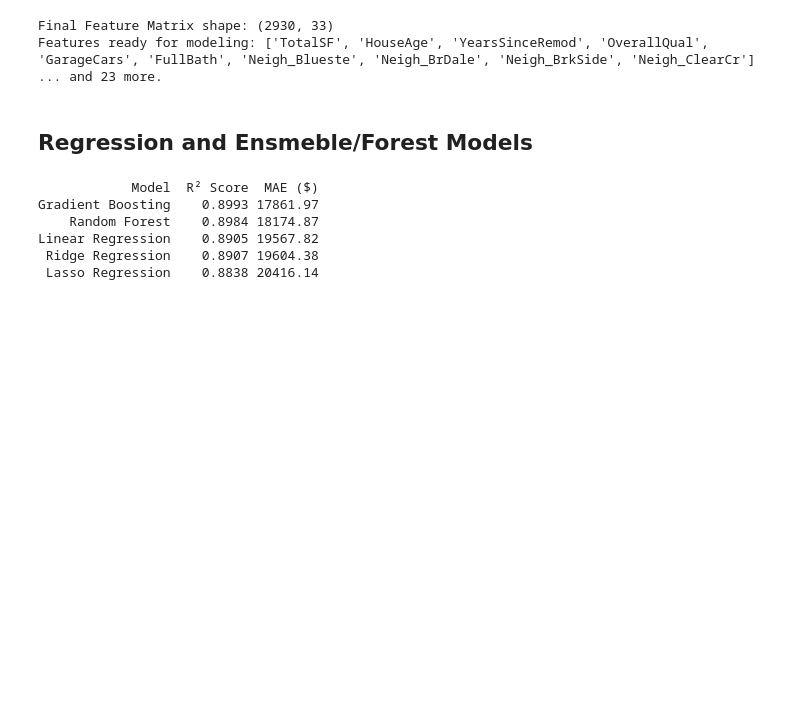
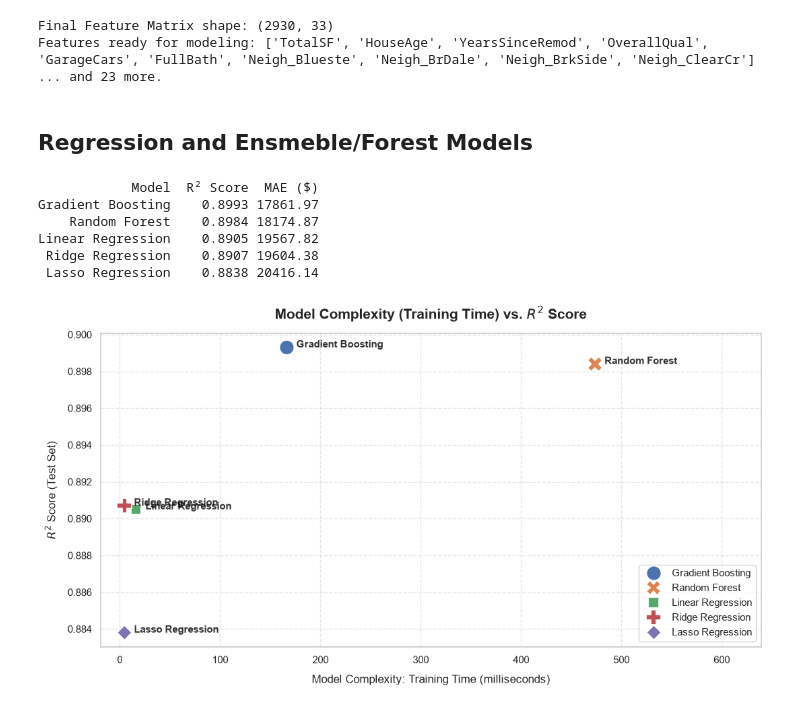
Before and after one commit to regional-specter/research-work, a Jupyter notebook: Cost of Complexity/Housing-Dataset.ipynb, the cells around one changed output. Cells and saved outputs as stored; diff of their text form; code cells hidden in the pictures; blank space fills up the shorter version.

Commit message:
Ames housing data ml model validation

```diff
--- a/Cost of Complexity/Housing-Dataset.ipynb
+++ b/Cost of Complexity/Housing-Dataset.ipynb
@@ -513,3 +514,57 @@ Gradient Boosting    0.8993 17861.97
 Linear Regression    0.8905 19567.82
  Ridge Regression    0.8907 19604.38
  Lasso Regression    0.8838 20416.14
+# %%
+training_times = {}
+for name, model in models.items():
+    start_time = time.process_time()
+    model.fit(X_train, y_train)  # Re-running fit to capture execution time
+    end_time = time.process_time()
+    # Convert to milliseconds for a readable scale
+    training_times[name] = (end_time - start_time) * 1000
+
+# Map the calculated times back to your existing results_df
+results_df['Training Time (ms)'] = results_df['Model'].map(training_times)
+
+
+plt.figure(figsize=(11, 6))
+sns.set_theme(style="whitegrid")
+
+# Scatter plot of the data points
+sns.scatterplot(
+    data=results_df,
+    x="Training Time (ms)",
+    y="R² Score",
+    hue="Model",
+    style="Model",
+    s=250,  # Large, readable markers
+    palette="deep"
+)
+
+
+max_time = results_df["Training Time (ms)"].max()
+for i in range(results_df.shape[0]):
+    plt.text(
+        x=results_df["Training Time (ms)"].iloc[i] + (max_time * 0.02),  # Soft visual offset to the right
+        y=results_df["R² Score"].iloc[i],
+        s=results_df["Model"].iloc[i],
+        fontdict=dict(color='black', alpha=0.8, size=11, weight='bold')
+    )
+
+
+plt.title("Model Complexity (Training Time) vs. $R^2$ Score", fontsize=15, pad=15, weight='bold')
+plt.xlabel("Model Complexity: Training Time (milliseconds)", fontsize=12, labelpad=10)
+plt.ylabel("$R^2$ Score (Test Set)", fontsize=12, labelpad=10)
+plt.grid(True, linestyle="--", alpha=0.5)
+
+# Dynamically pad the X-axis limit so right-hand labels don't get cut off
+plt.xlim(
+    results_df["Training Time (ms)"].min() - (max_time * 0.05),
+    max_time * 1.35
+)
+plt.legend(loc="lower right")
+
+plt.tight_layout()
+plt.show()
+# %% [output]
+[figure, added]
```
Also changed, not shown: parts of 1 cell of this notebook.
